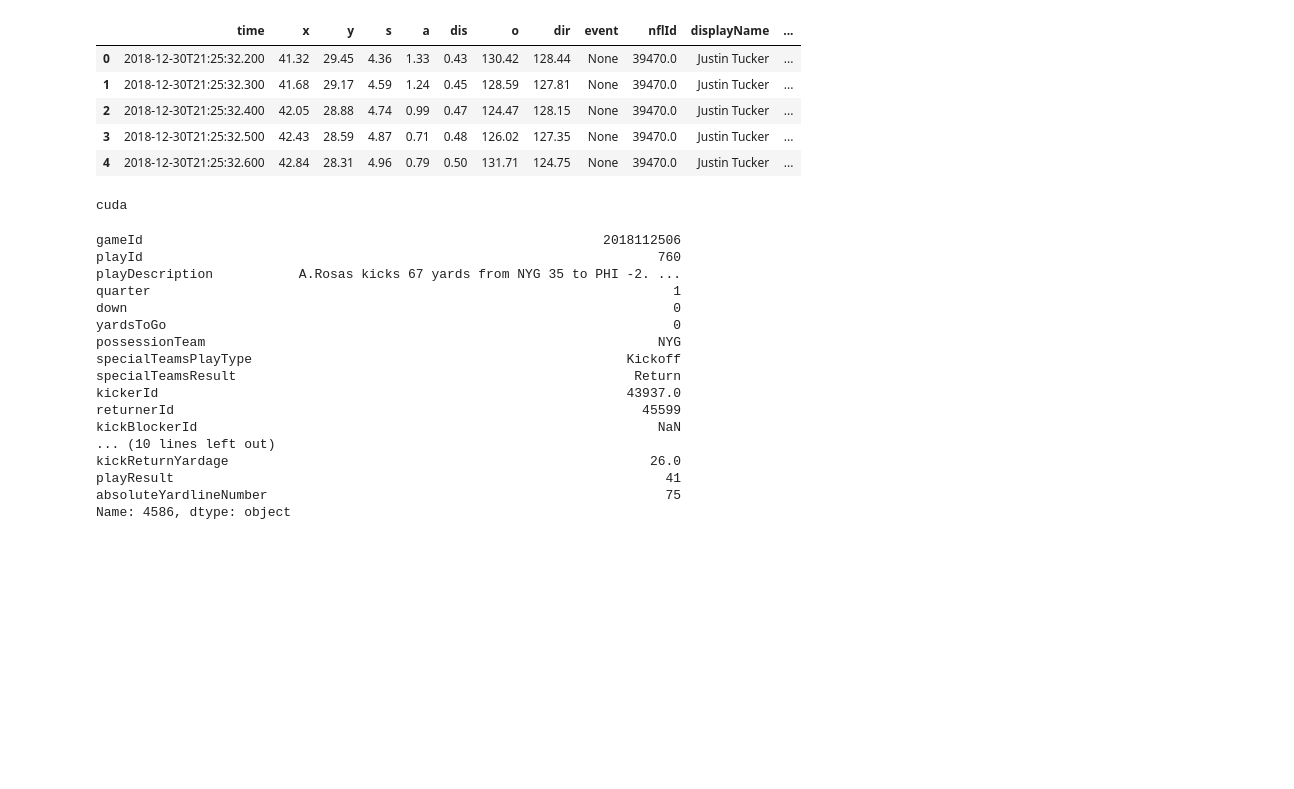
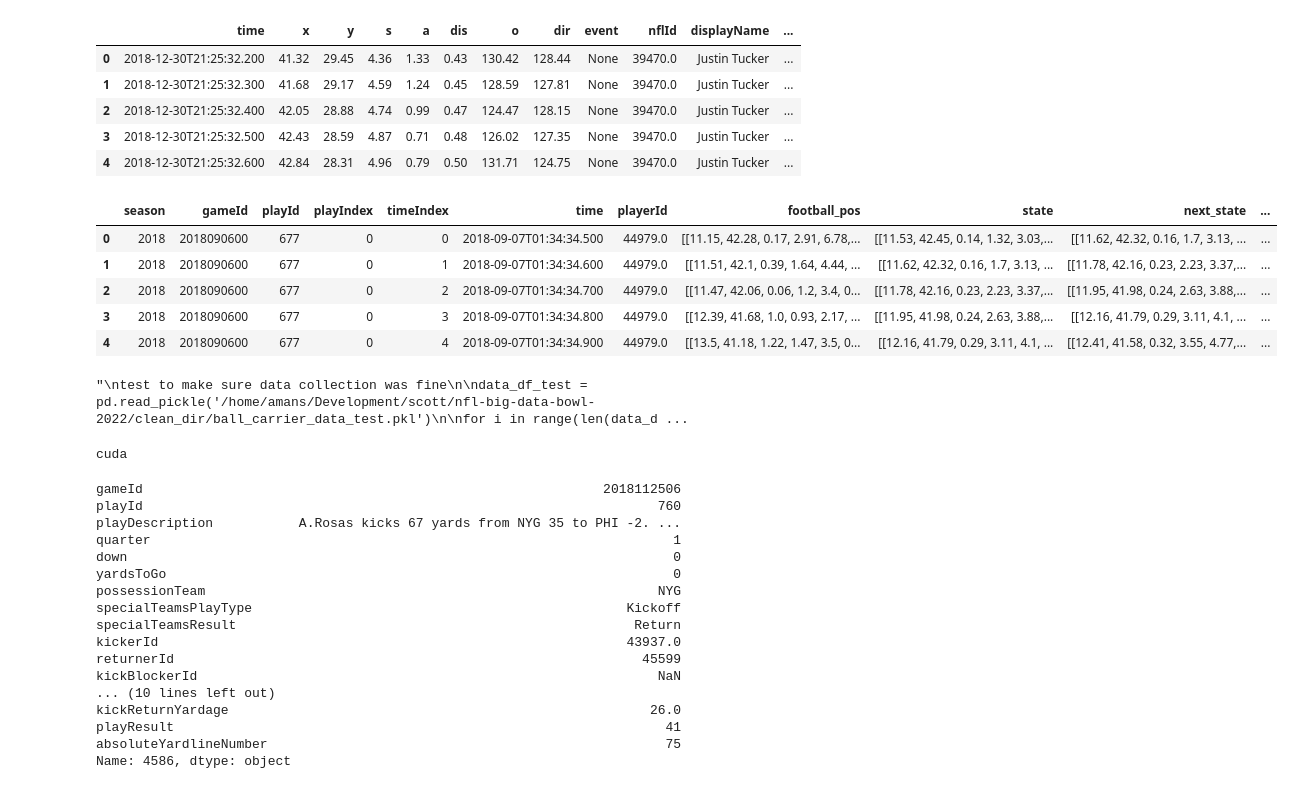
Before and after one commit to scottmaran/big_data_bowl, a Jupyter notebook: clean_dir/player_stats.ipynb, the cells around one changed output. Cells and saved outputs as stored; diff of their text form; code cells hidden in the pictures; blank space fills up the shorter version.

```diff
--- a/clean_dir/player_stats.ipynb
+++ b/clean_dir/player_stats.ipynb
@@ -35,6 +35,36 @@ play_data = pd.read_csv("/home/amans/Development/scott/nfl-big-data-bowl-2022/cs
 returned_plays = play_data.query("specialTeamsResult == 'Return' and passResult.isnull() and penaltyYards.isnull() and (not returnerId.isnull())", engine='python', inplace=False)
 # %%
 data_df = pd.read_pickle('/home/amans/Development/scott/nfl-big-data-bowl-2022/clean_dir/ball_carrier_data.pkl')
+# %%
+# State values
+# ['x','y', 'dis', 's', 'a', 'o', 'dir', 'adj_x', 'adj_y', 'adj_o', 'adj_dir', 'sin_adj_o', 'cos_adj_o', 'sin_adj_dir', 'cos_adj_dir', 'dist_from_ball_carrier', 'min_teammate_dist', 'min_opponent_dist']
+
+data_df.head()
+# %% [output]
+|  | season | gameId | playId | playIndex | timeIndex | time | playerId | football_pos | state | next_state | ... |
+| 0 | 2018 | 2018090600 | 677 | 0 | 0 | 2018-09-07T01:34:34.500 | 44979.0 | [[11.15, 42.28, 0.17, 2.91, 6.78,... | [[11.53, 42.45, 0.14, 1.32, 3.03,... | [[11.62, 42.32, 0.16, 1.7, 3.13, ... | ... |
+| 1 | 2018 | 2018090600 | 677 | 0 | 1 | 2018-09-07T01:34:34.600 | 44979.0 | [[11.51, 42.1, 0.39, 1.64, 4.44, ... | [[11.62, 42.32, 0.16, 1.7, 3.13, ... | [[11.78, 42.16, 0.23, 2.23, 3.37,... | ... |
+| 2 | 2018 | 2018090600 | 677 | 0 | 2 | 2018-09-07T01:34:34.700 | 44979.0 | [[11.47, 42.06, 0.06, 1.2, 3.4, 0... | [[11.78, 42.16, 0.23, 2.23, 3.37,... | [[11.95, 41.98, 0.24, 2.63, 3.88,... | ... |
+| 3 | 2018 | 2018090600 | 677 | 0 | 3 | 2018-09-07T01:34:34.800 | 44979.0 | [[12.39, 41.68, 1.0, 0.93, 2.17, ... | [[11.95, 41.98, 0.24, 2.63, 3.88,... | [[12.16, 41.79, 0.29, 3.11, 4.1, ... | ... |
+| 4 | 2018 | 2018090600 | 677 | 0 | 4 | 2018-09-07T01:34:34.900 | 44979.0 | [[13.5, 41.18, 1.22, 1.47, 3.5, 0... | [[12.16, 41.79, 0.29, 3.11, 4.1, ... | [[12.41, 41.58, 0.32, 3.55, 4.77,... | ... |
+# %%
+'''
+test to make sure data collection was fine
+
+data_df_test = pd.read_pickle('/home/amans/Development/scott/nfl-big-data-bowl-2022/clean_dir/ball_carrier_data_test.pkl')
+
+for i in range(len(data_df_test)):
+
+    test = data_df_test.at[i, 'state']
+    orig = data_df.at[i, 'state']
+
+    s = np.sum(np.array(orig != test, dtype=int))
+
+    if s != 0:
+        print(i)
+'''
+# %% [output]
+"\ntest to make sure data collection was fine\n\ndata_df_test = pd.read_pickle('/home/amans/Development/scott/nfl-big-data-bowl-2022/clean_dir/ball_carrier_data_test.pkl')\n\nfor i in range(len(data_d ...
 # %%
 device = 'cuda' if torch.cuda.is_available() else 'cpu'
 
```
Also changed, not shown: parts of 12 cells of this notebook, 3 other files.
